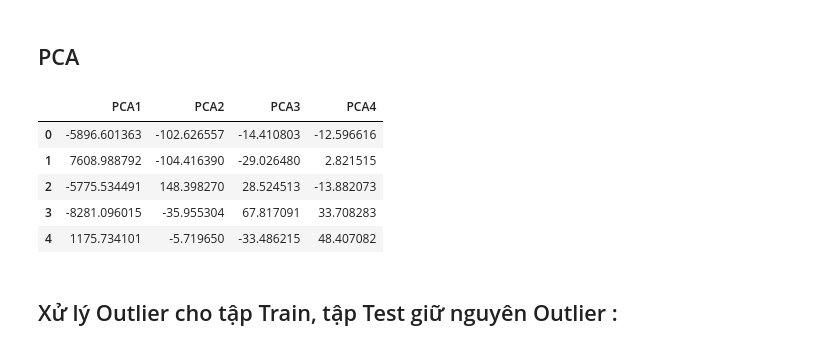
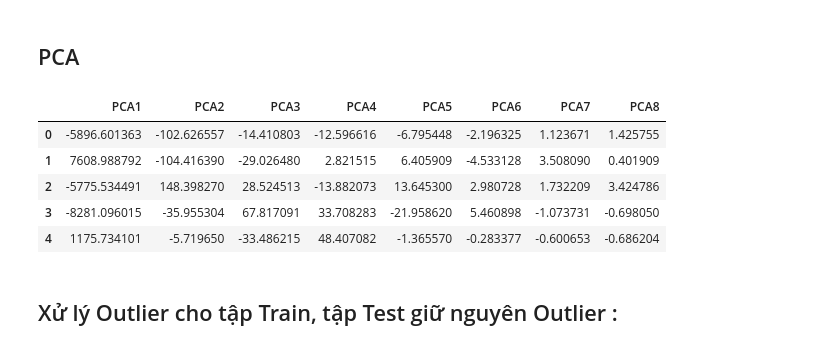
Before and after one commit to phuocleoceo/water-potability, a Jupyter notebook: main.ipynb, the cells around one changed output. Drawn from its saved outputs; the diff is of its cells as text; code cells hidden in the pictures.

```diff
--- a/main.ipynb
+++ b/main.ipynb
@@ -160,19 +160,19 @@ Y_test_percent.plot.pie(figsize=(8, 8), shadow=True, autopct='%1.2f%%')
 # %% [markdown]
 ## PCA
 # %%
-n_pca = 4
+n_pca = 8
 pca = PCA(n_components=n_pca)
 pca.fit(X_train)
 X_train_pca = pd.DataFrame(pca.transform(X_train), columns=[f"PCA{i}" for i in range(1, n_pca+1)])
 X_test_pca = pd.DataFrame(pca.transform(X_test), columns=[f"PCA{i}" for i in range(1, n_pca+1)])
 X_train_pca.head()
 # %% [output]
-|  | PCA1 | PCA2 | PCA3 | PCA4 |
-| 0 | -5896.601363 | -102.626557 | -14.410803 | -12.596616 |
-| 1 | 7608.988792 | -104.416390 | -29.026480 | 2.821515 |
-| 2 | -5775.534491 | 148.398270 | 28.524513 | -13.882073 |
-| 3 | -8281.096015 | -35.955304 | 67.817091 | 33.708283 |
-| 4 | 1175.734101 | -5.719650 | -33.486215 | 48.407082 |
+|  | PCA1 | PCA2 | PCA3 | PCA4 | PCA5 | PCA6 | PCA7 | PCA8 |
+| 0 | -5896.601363 | -102.626557 | -14.410803 | -12.596616 | -6.795448 | -2.196325 | 1.123671 | 1.425755 |
+| 1 | 7608.988792 | -104.416390 | -29.026480 | 2.821515 | 6.405909 | -4.533128 | 3.508090 | 0.401909 |
+| 2 | -5775.534491 | 148.398270 | 28.524513 | -13.882073 | 13.645300 | 2.980728 | 1.732209 | 3.424786 |
+| 3 | -8281.096015 | -35.955304 | 67.817091 | 33.708283 | -21.958620 | 5.460898 | -1.073731 | -0.698050 |
+| 4 | 1175.734101 | -5.719650 | -33.486215 | 48.407082 | -1.365570 | -0.283377 | -0.600653 | -0.686204 |
 # %% [markdown]
 ## Xử lý Outlier cho tập Train, tập Test giữ nguyên Outlier :
 # %% [markdown]
```
Also changed, not shown: parts of 4 cells of this notebook.
